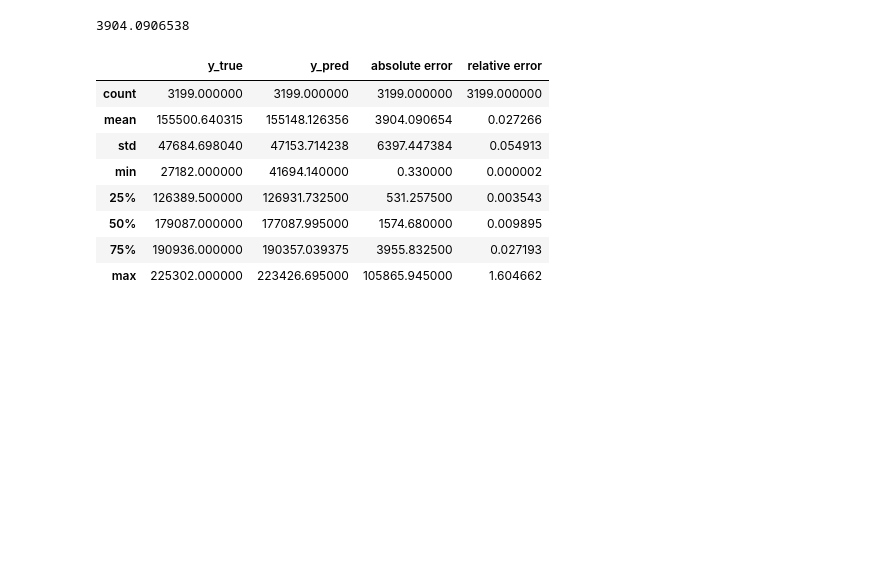
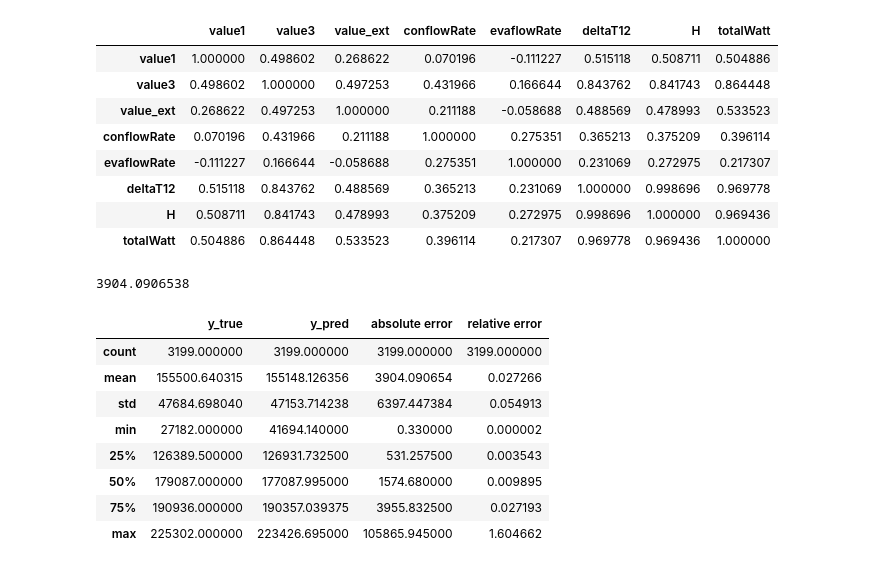
Before and after one commit to yujia21/datathon2017, a Jupyter notebook: Prediction-Random Forest-w cooling tower.ipynb, the cells around one changed output. Saved outputs shown, nothing was run; the diff lists cells and outputs as text; code cells hidden in the pictures; blank space fills up the shorter version.

```diff
--- a/Prediction-Random Forest-w cooling tower.ipynb
+++ b/Prediction-Random Forest-w cooling tower.ipynb
@@ -50,3 +39,15 @@ df[(df['evaflowRate']>125)&(df['totalWatt']>25000)].describe()
+# %%
+df[(df['evaflowRate']>125)&(df['totalWatt']>25000)].drop(['COP'],axis=1).corr()
+# %% [output]
+|  | value1 | value3 | value_ext | conflowRate | evaflowRate | deltaT12 | H | totalWatt |
+| value1 | 1.000000 | 0.498602 | 0.268622 | 0.070196 | -0.111227 | 0.515118 | 0.508711 | 0.504886 |
+| value3 | 0.498602 | 1.000000 | 0.497253 | 0.431966 | 0.166644 | 0.843762 | 0.841743 | 0.864448 |
+| value_ext | 0.268622 | 0.497253 | 1.000000 | 0.211188 | -0.058688 | 0.488569 | 0.478993 | 0.533523 |
+| conflowRate | 0.070196 | 0.431966 | 0.211188 | 1.000000 | 0.275351 | 0.365213 | 0.375209 | 0.396114 |
+| evaflowRate | -0.111227 | 0.166644 | -0.058688 | 0.275351 | 1.000000 | 0.231069 | 0.272975 | 0.217307 |
+| deltaT12 | 0.515118 | 0.843762 | 0.488569 | 0.365213 | 0.231069 | 1.000000 | 0.998696 | 0.969778 |
+| H | 0.508711 | 0.841743 | 0.478993 | 0.375209 | 0.272975 | 0.998696 | 1.000000 | 0.969436 |
+| totalWatt | 0.504886 | 0.864448 | 0.533523 | 0.396114 | 0.217307 | 0.969778 | 0.969436 | 1.000000 |
 # %%
 X = df[(df['evaflowRate']>125)&(df['totalWatt']>25000)][['value1','value3','value_ext','conflowRate','evaflowRate','deltaT12','H']].as_matrix()
 y = df[(df['evaflowRate']>125)&(df['totalWatt']>25000)][['totalWatt']].as_matrix().sum(axis=1)
```
Also changed, not shown: parts of 7 cells of this notebook, 1 other file.
